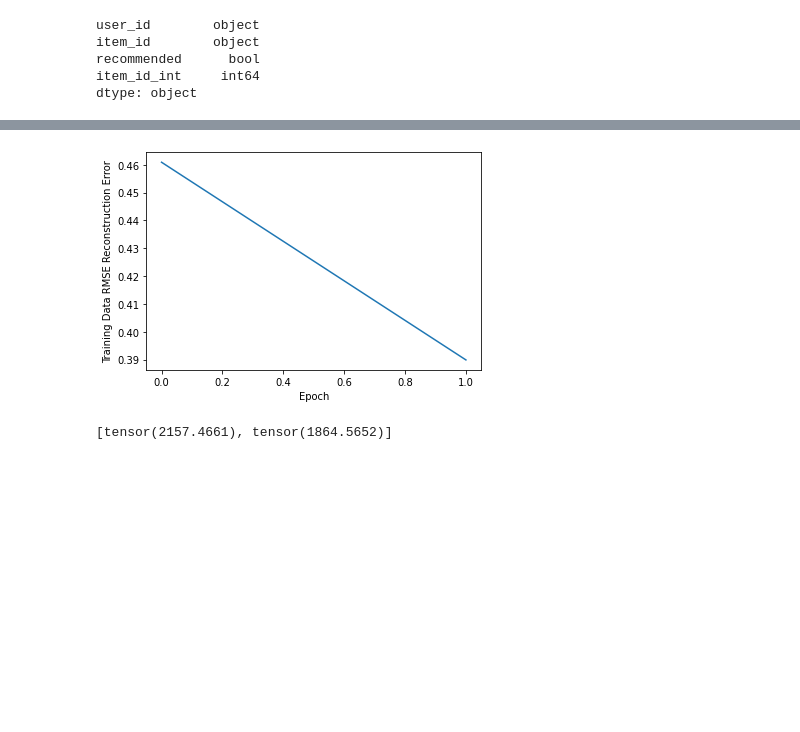
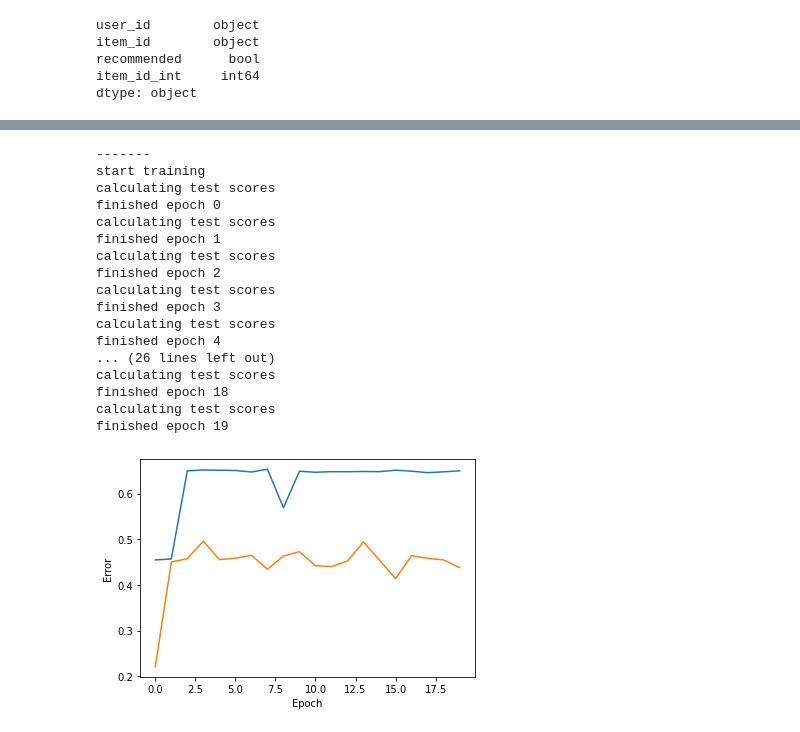
Before and after one commit to jdepreter/ai-project, a Jupyter notebook: rbm_notebook.ipynb, the cells around one changed output, grey strips where cells are left out. Drawn from its saved outputs; the diff is of its cells as text; code cells hidden in the pictures; blank space fills up the shorter version.

```diff
--- a/rbm_notebook.ipynb
+++ b/rbm_notebook.ipynb
@@ -294,7 +297,7 @@ def convert_sparse_matrix_to_sparse_tensor(X):
     return torch.sparse.FloatTensor(i, v, torch.Size(shape))
 
 print("start training")
-for epoch in range(2):
+for epoch in range(20):
     rbm.train()
     train_recon_error = 0  # RMSE reconstruction error initialized to 0 at the beginning of training
     s = 0
@@ -330,43 +333,55 @@ for epoch in range(2):
             # print(k)
 
         phk, _ = rbm.sample_h(vk)
 
 
         rbm.train_model(v0, vk, ph0, phk)
 
         train_recon_error += torch.sqrt(torch.mean((v0[v0 > 0] - vk[v0 > 0])**2))
         s += 1
 
-    train_errors.append(train_recon_error / s)
-    print('finished epoch', epoch)
         # print((torch.mm(v0.t(), ph0) - torch.mm(vk.t(), phk)).t().shape)
         # print(torch.sum((-vk + v0), 0).shape)
         # print(torch.sum((ph0 - phk), 0).shape)
 
     train_errors.append(train_recon_error / s)
 
     print('calculating test scores')
     rbm.eval()
     test_errors.append(score_model(rbm))
 
     print('finished epoch', epoch)
 
 import matplotlib.pyplot as plt
 # Plot the RMSE reconstruction error with respect to increasing number of epochs
-plt.plot(train_errors)
-plt.ylabel('Training Data RMSE Reconstruction Error')
+plt.plot(train_errors, label="train")
+plt.plot(test_errors, label="test")
+plt.ylabel('Error')
 plt.xlabel('Epoch')
-plt.savefig('result.png')
+plt.savefig('errors.jpg')
 
 # Evaluate the RBM on test set
 # test_recon_error = score_model(rbm)
 # print("Final error", test_recon_error)
 # %% [output]
+-------
+start training
+calculating test scores
+finished epoch 0
+calculating test scores
+finished epoch 1
+calculating test scores
+finished epoch 2
+calculating test scores
+finished epoch 3
+calculating test scores
+finished epoch 4
+... (26 lines left out)
+calculating test scores
+finished epoch 18
+calculating test scores
+finished epoch 19
-[figure, old version]
+[figure, new version]
-# %%
-test_errors
-# %% [output]
-[tensor(2157.4661), tensor(1864.5652)]
 # %%
 # torch.save(rbm.state_dict(), "./network")
 # %%
```
Also changed, not shown: parts of 2 cells of this notebook, 3 other files.
